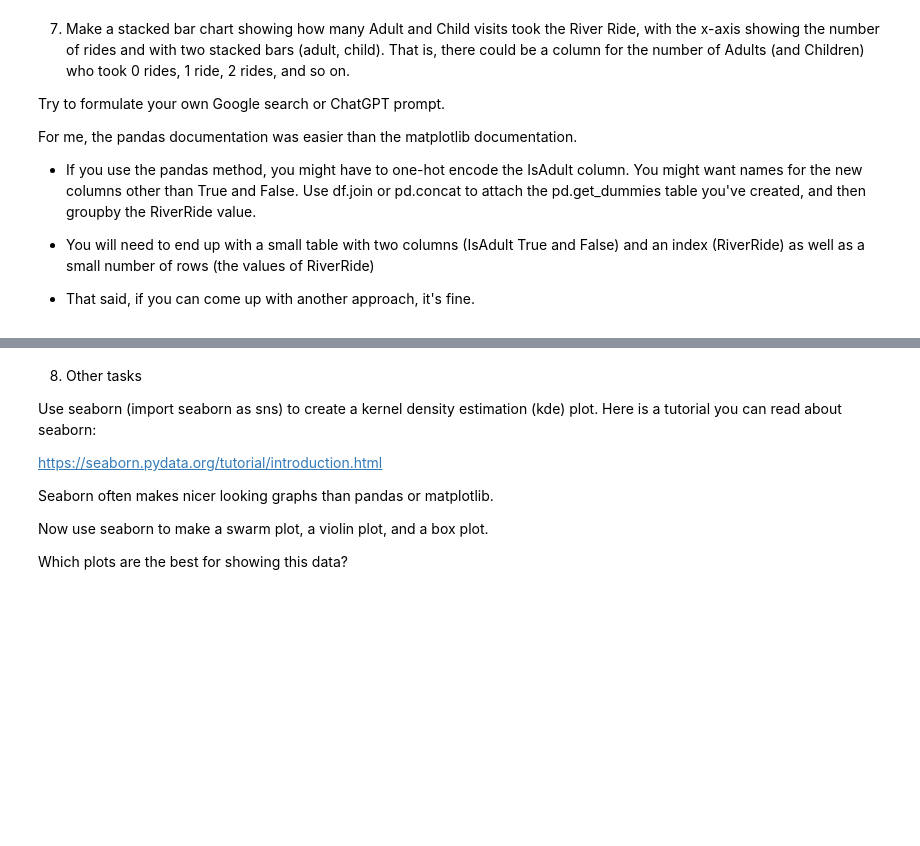
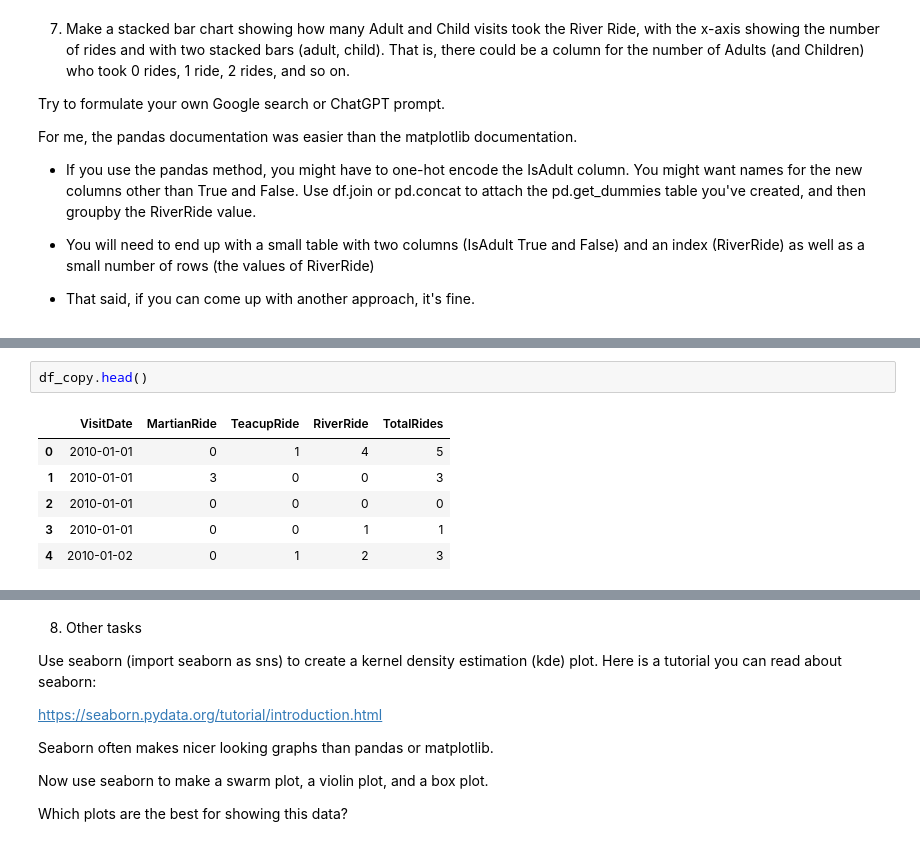
Before and after one commit to DaveD-BU/DX699-2025-spring-B2, a Jupyter notebook: OMDS-ModB2-Week3-Davis-David.ipynb, the cells around one changed output, grey strips where cells are left out. Drawn from its saved outputs; the diff is of its cells as text; blank space fills up the shorter version.

```diff
--- a/OMDS-ModB2-Week3-Davis-David.ipynb
+++ b/OMDS-ModB2-Week3-Davis-David.ipynb
@@ -370,0 +380,9 @@ For me, the pandas documentation was easier than the matplotlib documentation.
+# %%
+df_copy.head()
+# %% [output]
+|  | VisitDate | MartianRide | TeacupRide | RiverRide | TotalRides |
+| 0 | 2010-01-01 | 0 | 1 | 4 | 5 |
+| 1 | 2010-01-01 | 3 | 0 | 0 | 3 |
+| 2 | 2010-01-01 | 0 | 0 | 0 | 0 |
+| 3 | 2010-01-01 | 0 | 0 | 1 | 1 |
+| 4 | 2010-01-02 | 0 | 1 | 2 | 3 |
```
Also changed, not shown: parts of 3 cells of this notebook, 1 other file.
